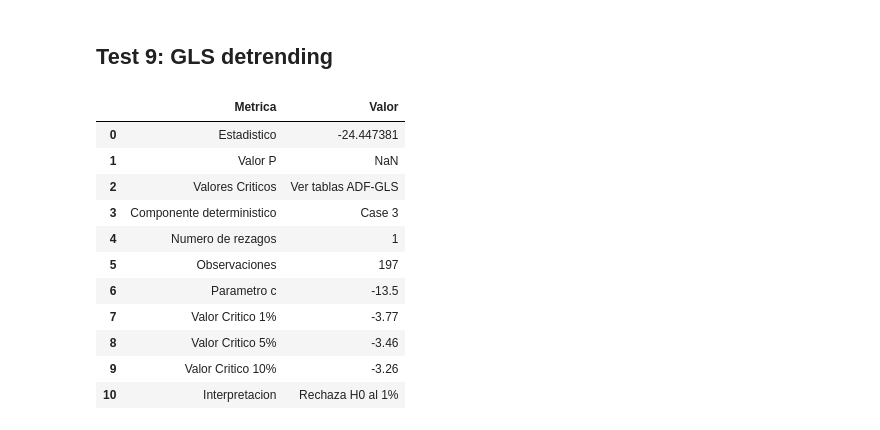
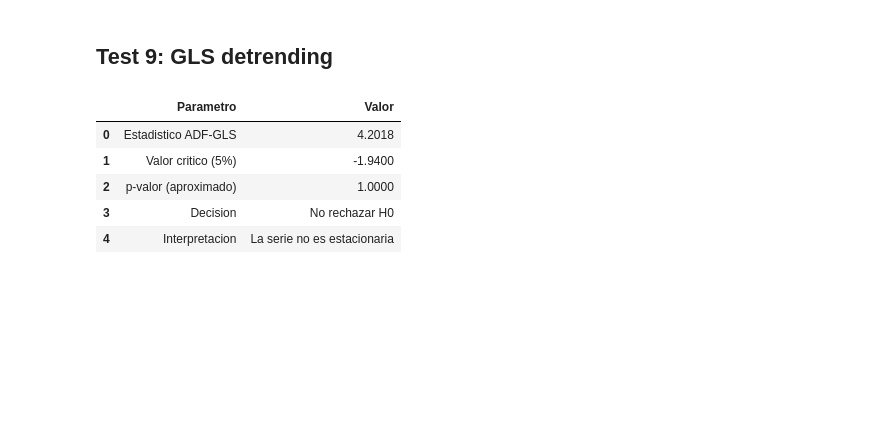
Before and after one commit to ensta630team/Homeworks, a Jupyter notebook: presentation/notebooks/hw_3/pregunta.ipynb, the cells around one changed output. Saved outputs shown, nothing was run; the diff lists cells and outputs as text; code cells hidden in the pictures; blank space fills up the shorter version.

```diff
--- a/presentation/notebooks/hw_3/pregunta.ipynb
+++ b/presentation/notebooks/hw_3/pregunta.ipynb
@@ -111,17 +107,11 @@ Test Murray-Nelson
 # %% [markdown]
 ## Test 9: GLS detrending
 # %%
-testmodule.test_gls(dataset['y'],3)
+testmodule.test_gls(dataset['p'],d=2,p=2,alpha=0.05)
 # %% [output]
-|  | Metrica | Valor |
-| 0 | Estadistico | -24.447381 |
-| 1 | Valor P | NaN |
-| 2 | Valores Criticos | Ver tablas ADF-GLS |
-| 3 | Componente deterministico | Case 3 |
-| 4 | Numero de rezagos | 1 |
-| 5 | Observaciones | 197 |
-| 6 | Parametro c | -13.5 |
-| 7 | Valor Critico 1% | -3.77 |
-| 8 | Valor Critico 5% | -3.46 |
-| 9 | Valor Critico 10% | -3.26 |
-| 10 | Interpretacion | Rechaza H0 al 1% |
+|  | Parametro | Valor |
+| 0 | Estadistico ADF-GLS | 4.2018 |
+| 1 | Valor critico (5%) | -1.9400 |
+| 2 | p-valor (aproximado) | 1.0000 |
+| 3 | Decision | No rechazar H0 |
+| 4 | Interpretacion | La serie no es estacionaria |
```
Also changed, not shown: parts of 1 cell of this notebook, 5 other files.
